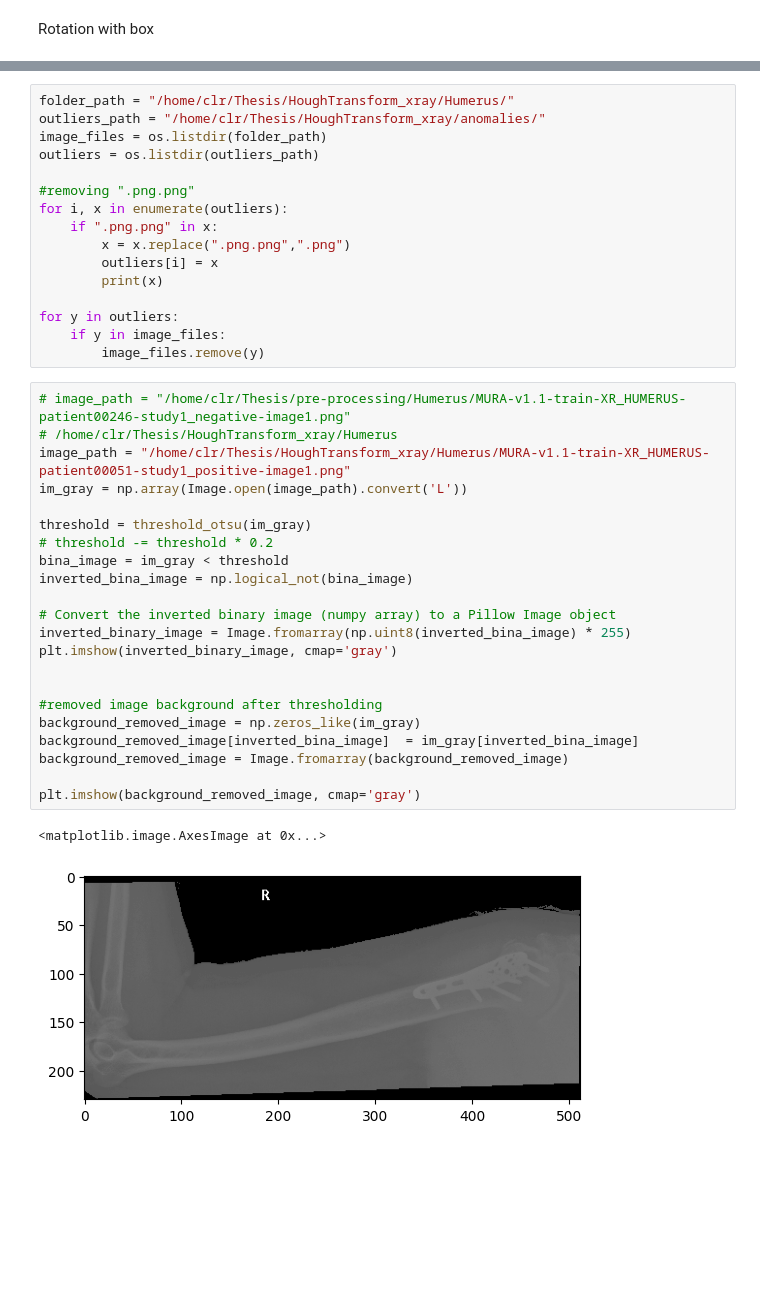
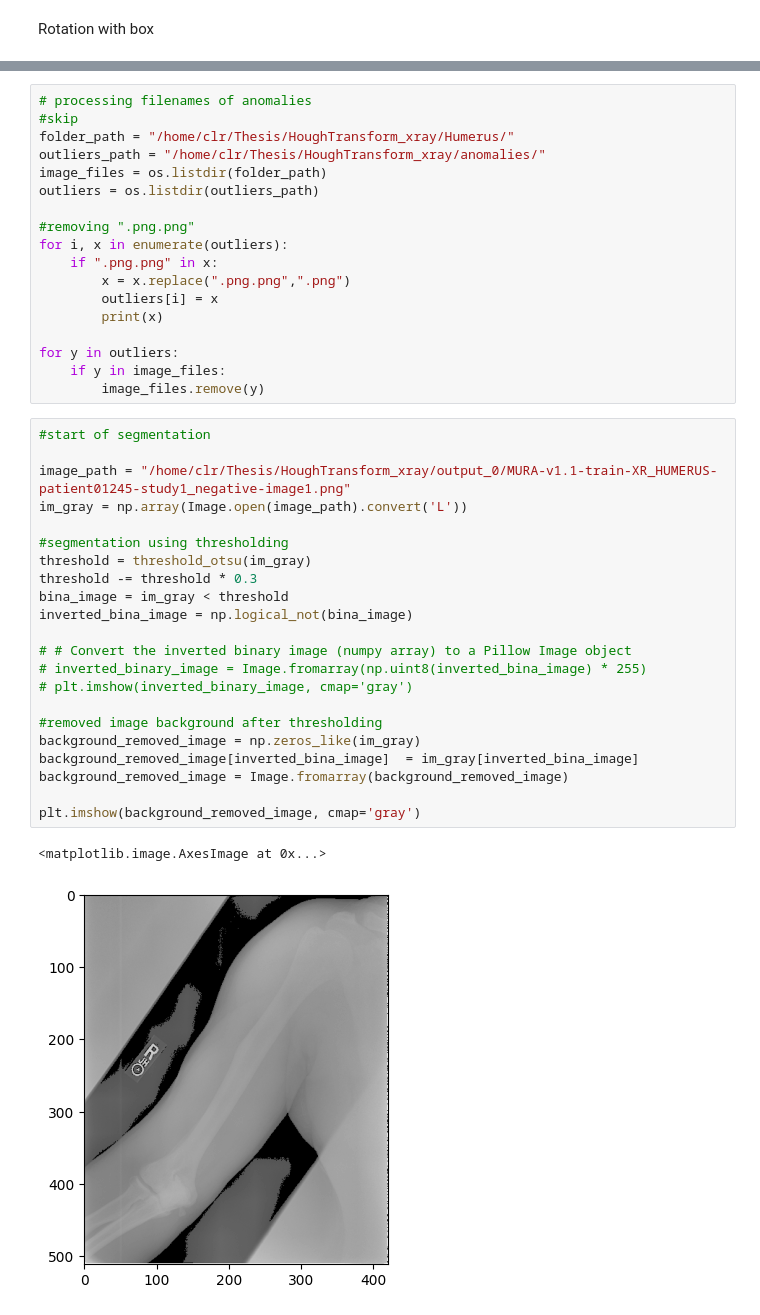
Before and after one commit to ronocara/HoughTransform_xray, a Jupyter notebook: houghT2.ipynb, the cells around one changed output, grey strips where cells are left out. Cells and saved outputs as stored; diff of their text form; blank space fills up the shorter version.

Commit message:
debugged, loop for different threshold

```diff
--- a/houghT2.ipynb
+++ b/houghT2.ipynb
@@ -19,6 +12,8 @@ import os
 import PIL
 from skimage.filters import threshold_otsu, sobel
 # %%
+# processing filenames of anomalies
+#skip
 folder_path = "/home/clr/Thesis/HoughTransform_xray/Humerus/"
 outliers_path = "/home/clr/Thesis/HoughTransform_xray/anomalies/"
 image_files = os.listdir(folder_path)
@@ -35,27 +30,27 @@ for y in outliers:
     if y in image_files:
         image_files.remove(y)
 # %%
-# image_path = "/home/clr/Thesis/pre-processing/Humerus/MURA-v1.1-train-XR_HUMERUS-patient00246-study1_negative-image1.png"
-# /home/clr/Thesis/HoughTransform_xray/Humerus
-image_path = "/home/clr/Thesis/HoughTransform_xray/Humerus/MURA-v1.1-train-XR_HUMERUS-patient00051-study1_positive-image1.png"
+#start of segmentation
+
+image_path = "/home/clr/Thesis/HoughTransform_xray/output_0/MURA-v1.1-train-XR_HUMERUS-patient01245-study1_negative-image1.png"
 im_gray = np.array(Image.open(image_path).convert('L'))
 
+#segmentation using thresholding
 threshold = threshold_otsu(im_gray)
-# threshold -= threshold * 0.2
+threshold -= threshold * 0.3
 bina_image = im_gray < threshold
 inverted_bina_image = np.logical_not(bina_image)
 
-# Convert the inverted binary image (numpy array) to a Pillow Image object
-inverted_binary_image = Image.fromarray(np.uint8(inverted_bina_image) * 255)
-plt.imshow(inverted_binary_image, cmap='gray')
-
+# # Convert the inverted binary image (numpy array) to a Pillow Image object
+# inverted_binary_image = Image.fromarray(np.uint8(inverted_bina_image) * 255)
+# plt.imshow(inverted_binary_image, cmap='gray')
 
 #removed image background after thresholding
 background_removed_image = np.zeros_like(im_gray)
 background_removed_image[inverted_bina_image]  = im_gray[inverted_bina_image]
 background_removed_image = Image.fromarray(background_removed_image)
 
 plt.imshow(background_removed_image, cmap='gray')
 # %% [output]
 <matplotlib.image.AxesImage at 0x...>
-[figure, old version]
+[figure, new version]
```
Also changed, not shown: parts of 12 cells of this notebook, 37 other files.
